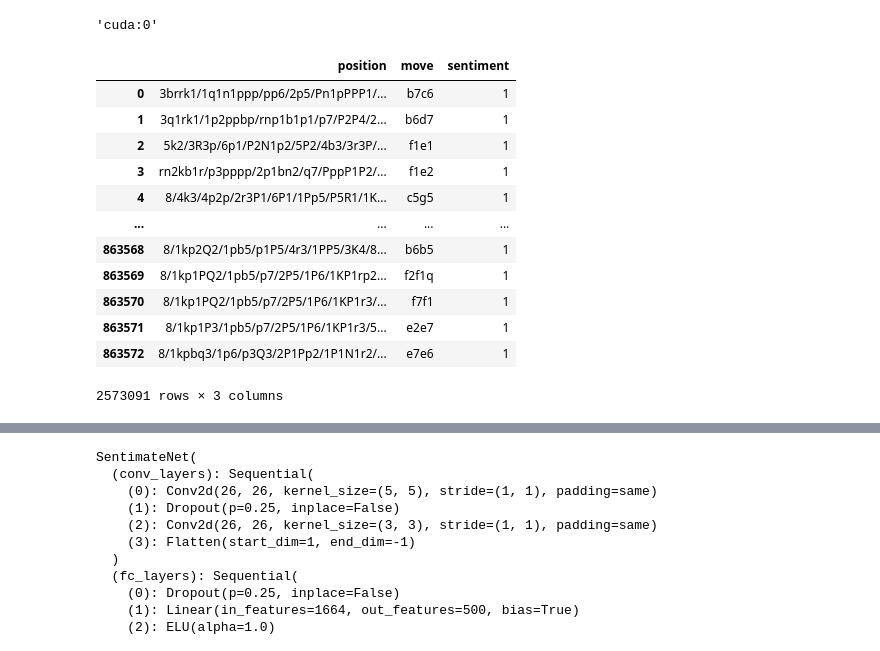
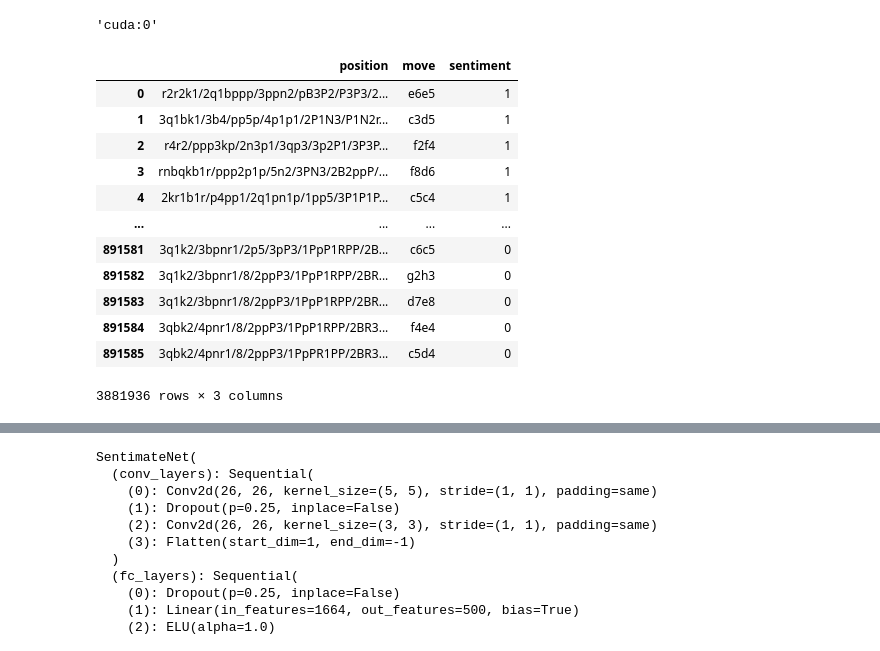
Before and after one commit to Kamil2601/NLP-chess-engine, a Jupyter notebook: src/move_evaluation/move_evaluation.ipynb, the cells around one changed output, grey strips where cells are left out. Drawn from its saved outputs; the diff is of its cells as text; code cells hidden in the pictures.

```diff
--- a/src/move_evaluation/move_evaluation.ipynb
+++ b/src/move_evaluation/move_evaluation.ipynb
@@ -33,26 +33,26 @@ device
 # %%
 def filter_func(row):
     board = chess.Board(row['position'])
     return board.is_legal(chess.Move.from_uci(row['move']))
 
 
 
-tables = ["classified_moves_big", "chessbase_moves_with_nags", "moves_from_books"] #, "random_moves"]
+tables = ["classified_moves_with_comments", "chessbase_moves_with_nags", "moves_from_books", "random_moves"]
 classified_moves = [load_sql_to_df(f"SELECT position, move, sentiment FROM {table_name}", "../../chess.db") for table_name in tables]
 classified_moves = pd.concat(classified_moves)
 classified_moves = classified_moves[classified_moves.apply(filter_func, axis=1)]
 classified_moves
 # %% [output]
 |  | position | move | sentiment |
-| 0 | 3brrk1/1q1n1ppp/pp6/2p5/Pn1pPPP1/... | b7c6 | 1 |
-| 1 | 3q1rk1/1p2ppbp/rnp1b1p1/p7/P2P4/2... | b6d7 | 1 |
-| 2 | 5k2/3R3p/6p1/P2N1p2/5P2/4b3/3r3P/... | f1e1 | 1 |
-| 3 | rn2kb1r/p3pppp/2p1bn2/q7/PppP1P2/... | f1e2 | 1 |
-| 4 | 8/4k3/4p2p/2r3P1/6P1/1Pp5/P5R1/1K... | c5g5 | 1 |
+| 0 | r2r2k1/2q1bppp/3ppn2/pB3P2/P3P3/2... | e6e5 | 1 |
+| 1 | 3q1bk1/3b4/pp5p/4p1p1/2P1N3/P1N2r... | c3d5 | 1 |
+| 2 | r4r2/ppp3kp/2n3p1/3qp3/3p2P1/3P3P... | f2f4 | 1 |
+| 3 | rnbqkb1r/ppp2p1p/5n2/3PN3/2B2ppP/... | f8d6 | 1 |
+| 4 | 2kr1b1r/p4pp1/2q1pn1p/1pp5/3P1P1P... | c5c4 | 1 |
 | ... | ... | ... | ... |
-| 863568 | 8/1kp2Q2/1pb5/p1P5/4r3/1PP5/3K4/8... | b6b5 | 1 |
-| 863569 | 8/1kp1PQ2/1pb5/p7/2P5/1P6/1KP1rp2... | f2f1q | 1 |
-| 863570 | 8/1kp1PQ2/1pb5/p7/2P5/1P6/1KP1r3/... | f7f1 | 1 |
-| 863571 | 8/1kp1P3/1pb5/p7/2P5/1P6/1KP1r3/5... | e2e7 | 1 |
-| 863572 | 8/1kpbq3/1p6/p3Q3/2P1Pp2/1P1N1r2/... | e7e6 | 1 |
+| 891581 | 3q1k2/3bpnr1/2p5/3pP3/1PpP1RPP/2B... | c6c5 | 0 |
+| 891582 | 3q1k2/3bpnr1/8/2ppP3/1PpP1RPP/2BR... | g2h3 | 0 |
+| 891583 | 3q1k2/3bpnr1/8/2ppP3/1PpP1RPP/2BR... | d7e8 | 0 |
+| 891584 | 3qbk2/4pnr1/8/2ppP3/1PpP1RPP/2BR3... | f4e4 | 0 |
+| 891585 | 3qbk2/4pnr1/8/2ppP3/1PpPR1PP/2BR3... | c5d4 | 0 |
-2573091 rows × 3 columns
+3881936 rows × 3 columns
```
Also changed, not shown: parts of 19 cells of this notebook, 8 other files.
